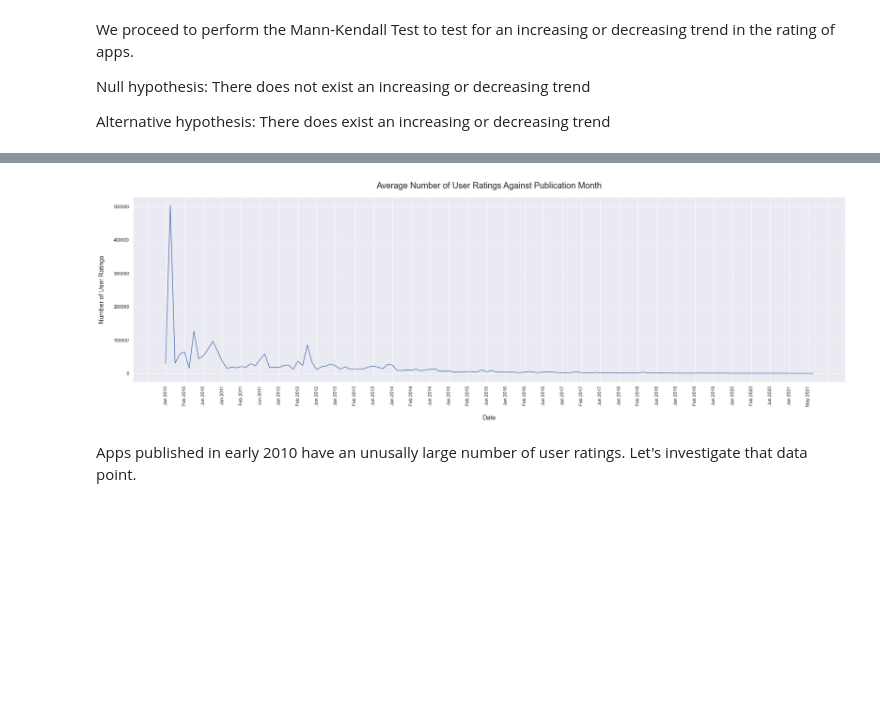
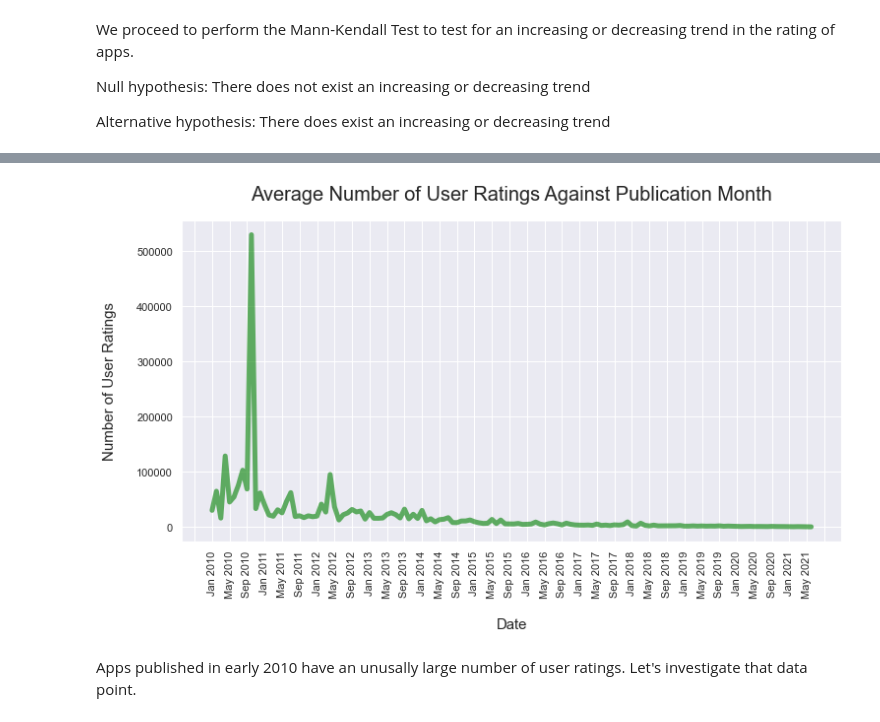
Before and after one commit to Superocker50/CMPT-353-Final-Project, a Jupyter notebook: cmpt-353-part-1.ipynb, the cells around one changed output, grey strips where cells are left out. Cells and saved outputs as stored; diff of their text form; code cells hidden in the pictures; blank space fills up the shorter version.

```diff
--- a/cmpt-353-part-1.ipynb
+++ b/cmpt-353-part-1.ipynb
@@ -183,0 +205,7 @@ average_num_ratings['Release Month/Year'] = average_num_ratings['Release Month']
+# %%
+grouped_dates['Release Month'] = grouped_dates['Release Month'].apply(lambda x: calendar.month_abbr[int(x)])
+
+# Conver to a non-numeric month format for plotting
+grouped_dates['Release Year'] = grouped_dates['Release Year'].astype('str')
+grouped_dates['Release Month'] = grouped_dates['Release Month'].astype('str')
+grouped_dates['Release Month/Year'] = grouped_dates['Release Month'] + ' ' + grouped_dates['Release Year']
@@ -223,0 +265,13 @@ Indubitably, from the test, we can reject the null hypothesis and conclude that
+# %%
+figure = plt.figure(figsize=(12, 6))
+axis = plt.gca()
+plt.plot(grouped_dates['Release Month/Year'], grouped_dates['count_apps_published'], linewidth=5)
+plt.xlabel('Date', fontsize=15, labelpad=20)
+plt.ylabel('Number of Apps Published', fontsize=15, labelpad=20)
+plt.xticks(rotation=90)
+plt.title('Number of Apps Published Every Month', fontsize=20, pad=20)
+
+# From https://stackoverflow.com/questions/6682784/reducing-number-of-plot-ticks
+# Reduce the number of x-ticks
+axis.xaxis.set_major_locator(plt.MaxNLocator(40))
+plt.show()
@@ -224,18 +286,21 @@ Indubitably, from the test, we can reject the null hypothesis and conclude that
 # %%
-figure = plt.figure(figsize=(30, 8))
-axis = plt.gca()
-plt.plot(average_num_ratings['Release Month/Year'], average_num_ratings['Rating Count'])
-plt.xlabel('Date', fontsize=15, labelpad=20)
-plt.ylabel('Number of User Ratings', fontsize=15, labelpad=20)
-plt.xticks(rotation=90)
-plt.title('Average Number of User Ratings Against Publication Month', fontsize=20, pad=20)
+def plot_count_user_ratings(grouped_dates):
+    figure = plt.figure(figsize=(12, 6))
+    axis = plt.gca()
+    plt.plot(grouped_dates['Release Month/Year'], grouped_dates['average_num_ratings'], linewidth=5, alpha=0.6, color='green')
+    plt.xlabel('Date', fontsize=15, labelpad=20)
+    plt.ylabel('Number of User Ratings', fontsize=15, labelpad=20)
+    plt.xticks(rotation=90)
+    plt.title('Average Number of User Ratings Against Publication Month', fontsize=20, pad=20)
 
-# From https://stackoverflow.com/questions/6682784/reducing-number-of-plot-ticks
-# Reduce the number of x-ticks
-axis.xaxis.set_major_locator(plt.MaxNLocator(40))
-plt.show()
+    # From https://stackoverflow.com/questions/6682784/reducing-number-of-plot-ticks
+    # Reduce the number of x-ticks
+    axis.xaxis.set_major_locator(plt.MaxNLocator(40))
+    plt.show()
+
+plot_count_user_ratings(grouped_dates)
 # %% [output]
-[figure, old version]
+[figure, new version]
 # %% [markdown]
 Apps published in early 2010 have an unusally large number of user ratings. Let's investigate that data point.
 # %%
```
Also changed, not shown: parts of 75 cells of this notebook, 4 other files.
